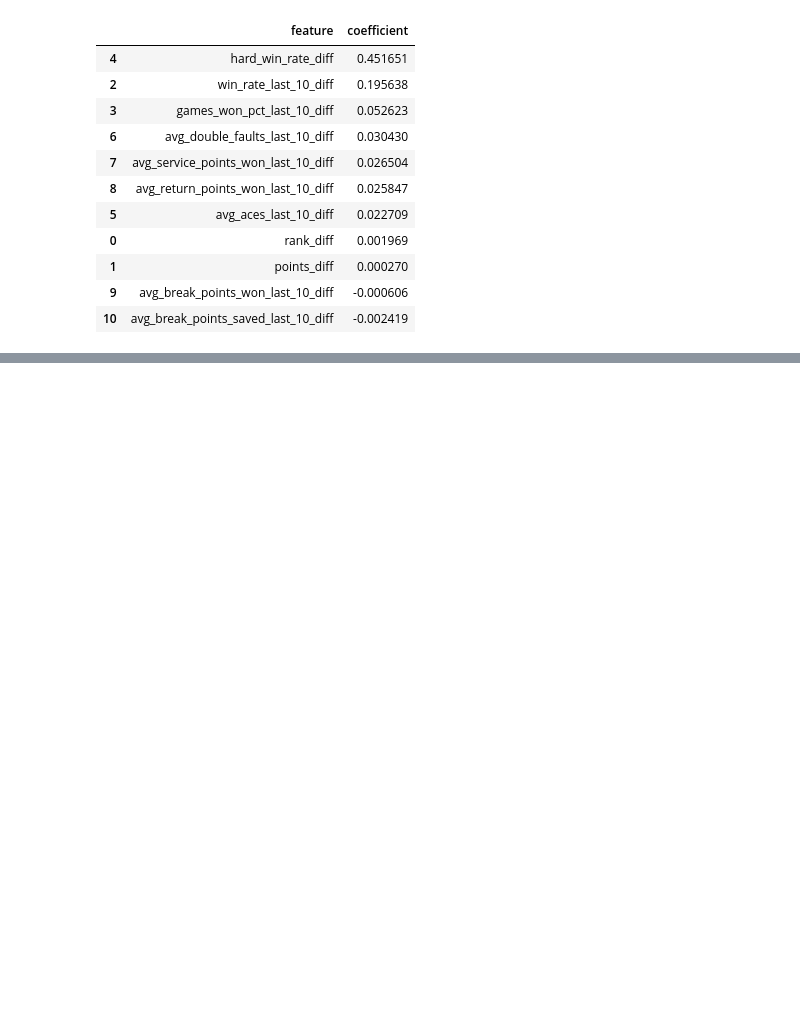
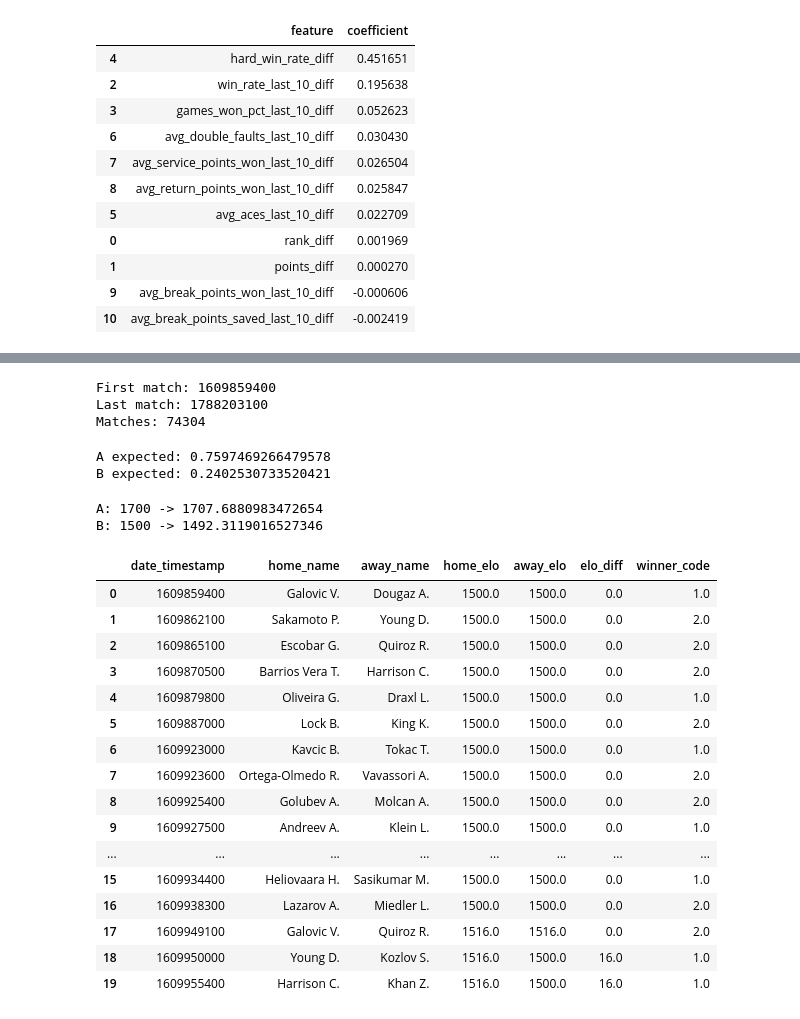
Before and after one commit to chirag330/Tennis-ML-Predictor---US-Open, a Jupyter notebook: Main.ipynb, the cells around one changed output, grey strips where cells are left out. Saved outputs shown, nothing was run; the diff lists cells and outputs as text; code cells hidden in the pictures; blank space fills up the shorter version.

Commit message:
Wrote functions for V3 and updated the dataset to include Elo ratings and Elo differences

```diff
--- a/Main.ipynb
+++ b/Main.ipynb
@@ -1836,0 +1864,8 @@ v2_coefficients
+# %%
+print("First match:", elo_data["date_timestamp"].min())
+print("Last match:", elo_data["date_timestamp"].max())
+print("Matches:", len(elo_data))
+# %% [output]
+First match: 1609859400
+Last match: 1788203100
+Matches: 74304
@@ -1836,0 +1882,39 @@ v2_coefficients
+# %%
+player_a_rating = 1700
+player_b_rating = 1500
+
+player_a_expected = expected_score(
+    player_a_rating,
+    player_b_rating
+)
+
+player_b_expected = expected_score(
+    player_b_rating,
+    player_a_rating
+)
+
+print("A expected:", player_a_expected)
+print("B expected:", player_b_expected)
+# %% [output]
+A expected: 0.7597469266479578
+B expected: 0.2402530733520421
+# %%
+# Assume player A wins the match
+
+new_a_rating = update_elo(
+    player_a_rating,
+    actual_score=1,
+    expected_score=player_a_expected
+)
+
+new_b_rating = update_elo(
+    player_b_rating,
+    actual_score=0,
+    expected_score=player_b_expected
+)
+
+print("A:", player_a_rating, "->", new_a_rating)
+print("B:", player_b_rating, "->", new_b_rating)
+# %% [output]
+A: 1700 -> 1707.6880983472654
+B: 1500 -> 1492.3119016527346
@@ -1836,0 +1924,3 @@ v2_coefficients
+# %%
+STARTING_ELO = 1500
+K = 32
@@ -1836,0 +1984,30 @@ v2_coefficients
+# %%
+elo_data[
+    [
+        "date_timestamp",
+        "home_name",
+        "away_name",
+        "home_elo",
+        "away_elo",
+        "elo_diff",
+        "winner_code"
+    ]
+].head(20)
+# %% [output]
+|  | date_timestamp | home_name | away_name | home_elo | away_elo | elo_diff | winner_code |
+| 0 | 1609859400 | Galovic V. | Dougaz A. | 1500.0 | 1500.0 | 0.0 | 1.0 |
+| 1 | 1609862100 | Sakamoto P. | Young D. | 1500.0 | 1500.0 | 0.0 | 2.0 |
+| 2 | 1609865100 | Escobar G. | Quiroz R. | 1500.0 | 1500.0 | 0.0 | 2.0 |
+| 3 | 1609870500 | Barrios Vera T. | Harrison C. | 1500.0 | 1500.0 | 0.0 | 2.0 |
+| 4 | 1609879800 | Oliveira G. | Draxl L. | 1500.0 | 1500.0 | 0.0 | 1.0 |
+| 5 | 1609887000 | Lock B. | King K. | 1500.0 | 1500.0 | 0.0 | 2.0 |
+| 6 | 1609923000 | Kavcic B. | Tokac T. | 1500.0 | 1500.0 | 0.0 | 1.0 |
+| 7 | 1609923600 | Ortega-Olmedo R. | Vavassori A. | 1500.0 | 1500.0 | 0.0 | 2.0 |
+| 8 | 1609925400 | Golubev A. | Molcan A. | 1500.0 | 1500.0 | 0.0 | 2.0 |
+| 9 | 1609927500 | Andreev A. | Klein L. | 1500.0 | 1500.0 | 0.0 | 1.0 |
+| ... | ... | ... | ... | ... | ... | ... | ... |
+| 15 | 1609934400 | Heliovaara H. | Sasikumar M. | 1500.0 | 1500.0 | 0.0 | 1.0 |
+| 16 | 1609938300 | Lazarov A. | Miedler L. | 1500.0 | 1500.0 | 0.0 | 2.0 |
+| 17 | 1609949100 | Galovic V. | Quiroz R. | 1516.0 | 1516.0 | 0.0 | 2.0 |
+| 18 | 1609950000 | Young D. | Kozlov S. | 1516.0 | 1500.0 | 16.0 | 1.0 |
+| 19 | 1609955400 | Harrison C. | Khan Z. | 1516.0 | 1500.0 | 16.0 | 1.0 |
```
Also changed, not shown: parts of 15 cells of this notebook.
